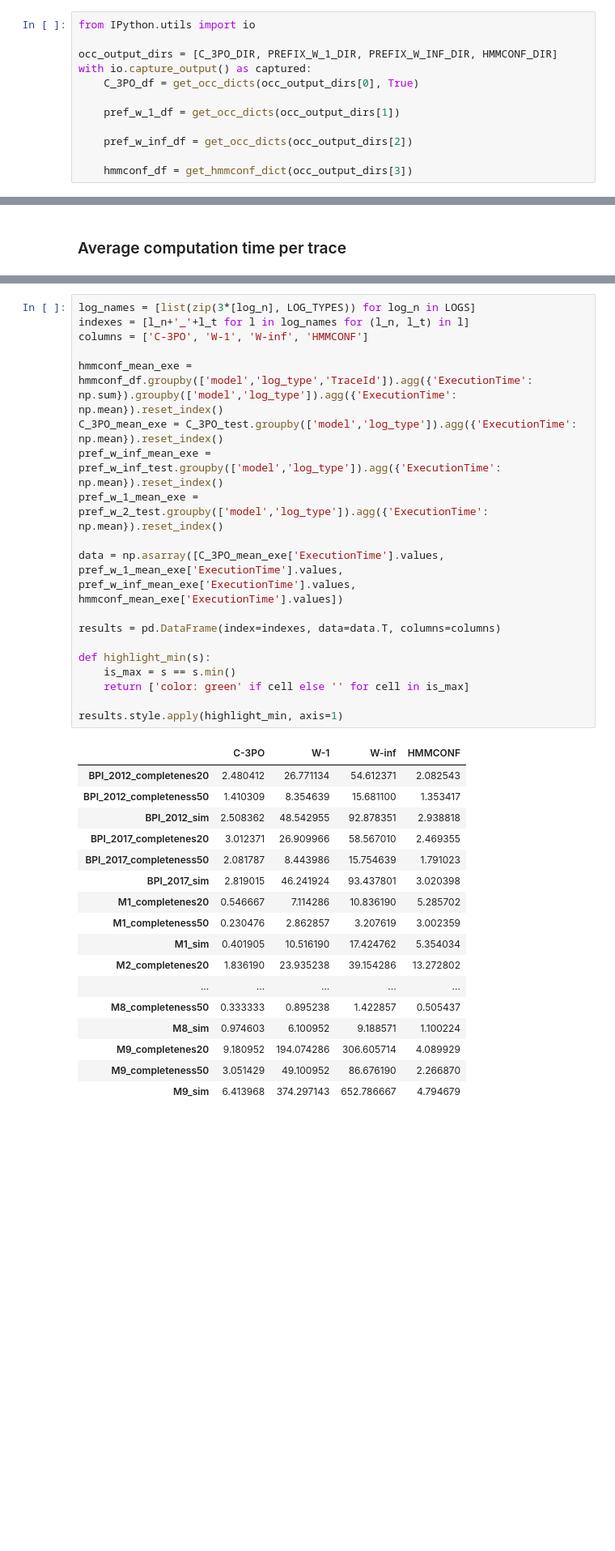
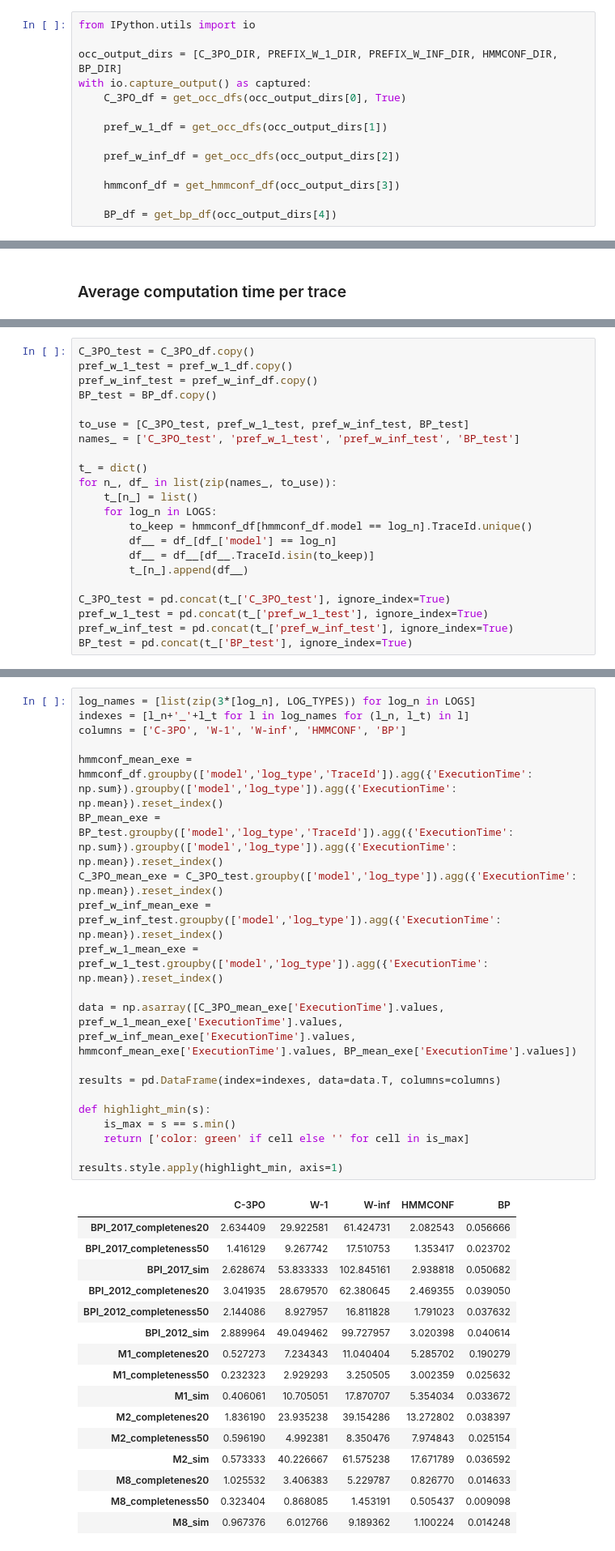
Before and after one commit to MaxTNielsen/ConformanceCheckingUsingTries, a Jupyter notebook: Jupyter/comparative_analysis.ipynb, the cells around one changed output, grey strips where cells are left out. Shown: that part at 81% size. Cells and saved outputs as stored; diff of their text form; blank space fills up the shorter version.

```diff
--- a/Jupyter/comparative_analysis.ipynb
+++ b/Jupyter/comparative_analysis.ipynb
@@ -40,15 +43,17 @@ Additional:
 # %%
 from IPython.utils import io
 
-occ_output_dirs = [C_3PO_DIR, PREFIX_W_1_DIR, PREFIX_W_INF_DIR, HMMCONF_DIR]
+occ_output_dirs = [C_3PO_DIR, PREFIX_W_1_DIR, PREFIX_W_INF_DIR, HMMCONF_DIR, BP_DIR]
 with io.capture_output() as captured:
-    C_3PO_df = get_occ_dicts(occ_output_dirs[0], True)
+    C_3PO_df = get_occ_dfs(occ_output_dirs[0], True)
 
-    pref_w_1_df = get_occ_dicts(occ_output_dirs[1])
+    pref_w_1_df = get_occ_dfs(occ_output_dirs[1])
 
-    pref_w_inf_df = get_occ_dicts(occ_output_dirs[2])
+    pref_w_inf_df = get_occ_dfs(occ_output_dirs[2])
 
-    hmmconf_df = get_hmmconf_dict(occ_output_dirs[3])
+    hmmconf_df = get_hmmconf_df(occ_output_dirs[3])
+
+    BP_df = get_bp_df(occ_output_dirs[4])
 # %%
 print("3PO")
 print("columns: {}".format(C_3PO_df.columns.tolist()))
@@ -300,0 +320,22 @@ pref_w_2_test = pref_w_1_df[pref_w_1_df.TraceId.isin(hmmconf_test_caseids)]
+# %%
+C_3PO_test = C_3PO_df.copy()
+pref_w_1_test = pref_w_1_df.copy()
+pref_w_inf_test = pref_w_inf_df.copy()
+BP_test = BP_df.copy()
+
+to_use = [C_3PO_test, pref_w_1_test, pref_w_inf_test, BP_test]
+names_ = ['C_3PO_test', 'pref_w_1_test', 'pref_w_inf_test', 'BP_test']
+
+t_ = dict()
+for n_, df_ in list(zip(names_, to_use)):
+    t_[n_] = list()
+    for log_n in LOGS:
+        to_keep = hmmconf_df[hmmconf_df.model == log_n].TraceId.unique()
+        df__ = df_[df_['model'] == log_n]
+        df__ = df__[df__.TraceId.isin(to_keep)]
+        t_[n_].append(df__)
+
+C_3PO_test = pd.concat(t_['C_3PO_test'], ignore_index=True)
+pref_w_1_test = pd.concat(t_['pref_w_1_test'], ignore_index=True)
+pref_w_inf_test = pd.concat(t_['pref_w_inf_test'], ignore_index=True)
+BP_test = pd.concat(t_['BP_test'], ignore_index=True)
@@ -301,40 +362,40 @@ pref_w_2_test = pref_w_1_df[pref_w_1_df.TraceId.isin(hmmconf_test_caseids)]
 # %%
 log_names = [list(zip(3*[log_n], LOG_TYPES)) for log_n in LOGS]
 indexes = [l_n+'_'+l_t for l in log_names for (l_n, l_t) in l]
-columns = ['C-3PO', 'W-1', 'W-inf', 'HMMCONF']
+columns = ['C-3PO', 'W-1', 'W-inf', 'HMMCONF', 'BP']
 
 hmmconf_mean_exe = hmmconf_df.groupby(['model','log_type','TraceId']).agg({'ExecutionTime': np.sum}).groupby(['model','log_type']).agg({'ExecutionTime': np.mean}).reset_index()
+BP_mean_exe = BP_test.groupby(['model','log_type','TraceId']).agg({'ExecutionTime': np.sum}).groupby(['model','log_type']).agg({'ExecutionTime': np.mean}).reset_index()
 C_3PO_mean_exe = C_3PO_test.groupby(['model','log_type']).agg({'ExecutionTime': np.mean}).reset_index()
 pref_w_inf_mean_exe = pref_w_inf_test.groupby(['model','log_type']).agg({'ExecutionTime': np.mean}).reset_index()
-pref_w_1_mean_exe = pref_w_2_test.groupby(['model','log_type']).agg({'ExecutionTime': np.mean}).reset_index()
+pref_w_1_mean_exe = pref_w_1_test.groupby(['model','log_type']).agg({'ExecutionTime': np.mean}).reset_index()
 
-data = np.asarray([C_3PO_mean_exe['ExecutionTime'].values, pref_w_1_mean_exe['ExecutionTime'].values, pref_w_inf_mean_exe['ExecutionTime'].values, hmmconf_mean_exe['ExecutionTime'].values])
+data = np.asarray([C_3PO_mean_exe['ExecutionTime'].values, pref_w_1_mean_exe['ExecutionTime'].values, pref_w_inf_mean_exe['ExecutionTime'].values, hmmconf_mean_exe['ExecutionTime'].values, BP_mean_exe['ExecutionTime'].values])
 
 results = pd.DataFrame(index=indexes, data=data.T, columns=columns)
 
 def highlight_min(s):
     is_max = s == s.min()
     return ['color: green' if cell else '' for cell in is_max]
 
 results.style.apply(highlight_min, axis=1)
 # %% [output]
-|  | C-3PO | W-1 | W-inf | HMMCONF |
-| BPI_2012_completenes20 | 2.480412 | 26.771134 | 54.612371 | 2.082543 |
-| BPI_2012_completeness50 | 1.410309 | 8.354639 | 15.681100 | 1.353417 |
-| BPI_2012_sim | 2.508362 | 48.542955 | 92.878351 | 2.938818 |
-| BPI_2017_completenes20 | 3.012371 | 26.909966 | 58.567010 | 2.469355 |
-| BPI_2017_completeness50 | 2.081787 | 8.443986 | 15.754639 | 1.791023 |
-| BPI_2017_sim | 2.819015 | 46.241924 | 93.437801 | 3.020398 |
-| M1_completenes20 | 0.546667 | 7.114286 | 10.836190 | 5.285702 |
-| M1_completeness50 | 0.230476 | 2.862857 | 3.207619 | 3.002359 |
-| M1_sim | 0.401905 | 10.516190 | 17.424762 | 5.354034 |
-| M2_completenes20 | 1.836190 | 23.935238 | 39.154286 | 13.272802 |
-| ... | ... | ... | ... | ... |
-| M8_completeness50 | 0.333333 | 0.895238 | 1.422857 | 0.505437 |
-| M8_sim | 0.974603 | 6.100952 | 9.188571 | 1.100224 |
-| M9_completenes20 | 9.180952 | 194.074286 | 306.605714 | 4.089929 |
-| M9_completeness50 | 3.051429 | 49.100952 | 86.676190 | 2.266870 |
-| M9_sim | 6.413968 | 374.297143 | 652.786667 | 4.794679 |
+|  | C-3PO | W-1 | W-inf | HMMCONF | BP |
+| BPI_2017_completenes20 | 2.634409 | 29.922581 | 61.424731 | 2.082543 | 0.056666 |
+| BPI_2017_completeness50 | 1.416129 | 9.267742 | 17.510753 | 1.353417 | 0.023702 |
+| BPI_2017_sim | 2.628674 | 53.833333 | 102.845161 | 2.938818 | 0.050682 |
+| BPI_2012_completenes20 | 3.041935 | 28.679570 | 62.380645 | 2.469355 | 0.039050 |
+| BPI_2012_completeness50 | 2.144086 | 8.927957 | 16.811828 | 1.791023 | 0.037632 |
+| BPI_2012_sim | 2.889964 | 49.049462 | 99.727957 | 3.020398 | 0.040614 |
+| M1_completenes20 | 0.527273 | 7.234343 | 11.040404 | 5.285702 | 0.190279 |
+| M1_completeness50 | 0.232323 | 2.929293 | 3.250505 | 3.002359 | 0.025632 |
+| M1_sim | 0.406061 | 10.705051 | 17.870707 | 5.354034 | 0.033672 |
+| M2_completenes20 | 1.836190 | 23.935238 | 39.154286 | 13.272802 | 0.038397 |
+| M2_completeness50 | 0.596190 | 4.992381 | 8.350476 | 7.974843 | 0.025154 |
+| M2_sim | 0.573333 | 40.226667 | 61.575238 | 17.671789 | 0.036592 |
+| M8_completenes20 | 1.025532 | 3.406383 | 5.229787 | 0.826770 | 0.014633 |
+| M8_completeness50 | 0.323404 | 0.868085 | 1.453191 | 0.505437 | 0.009098 |
+| M8_sim | 0.967376 | 6.012766 | 9.189362 | 1.100224 | 0.014248 |
 # %% [markdown]
 ### Average computation time per event
 
```
Also changed, not shown: parts of 20 cells of this notebook, 11 other files.
